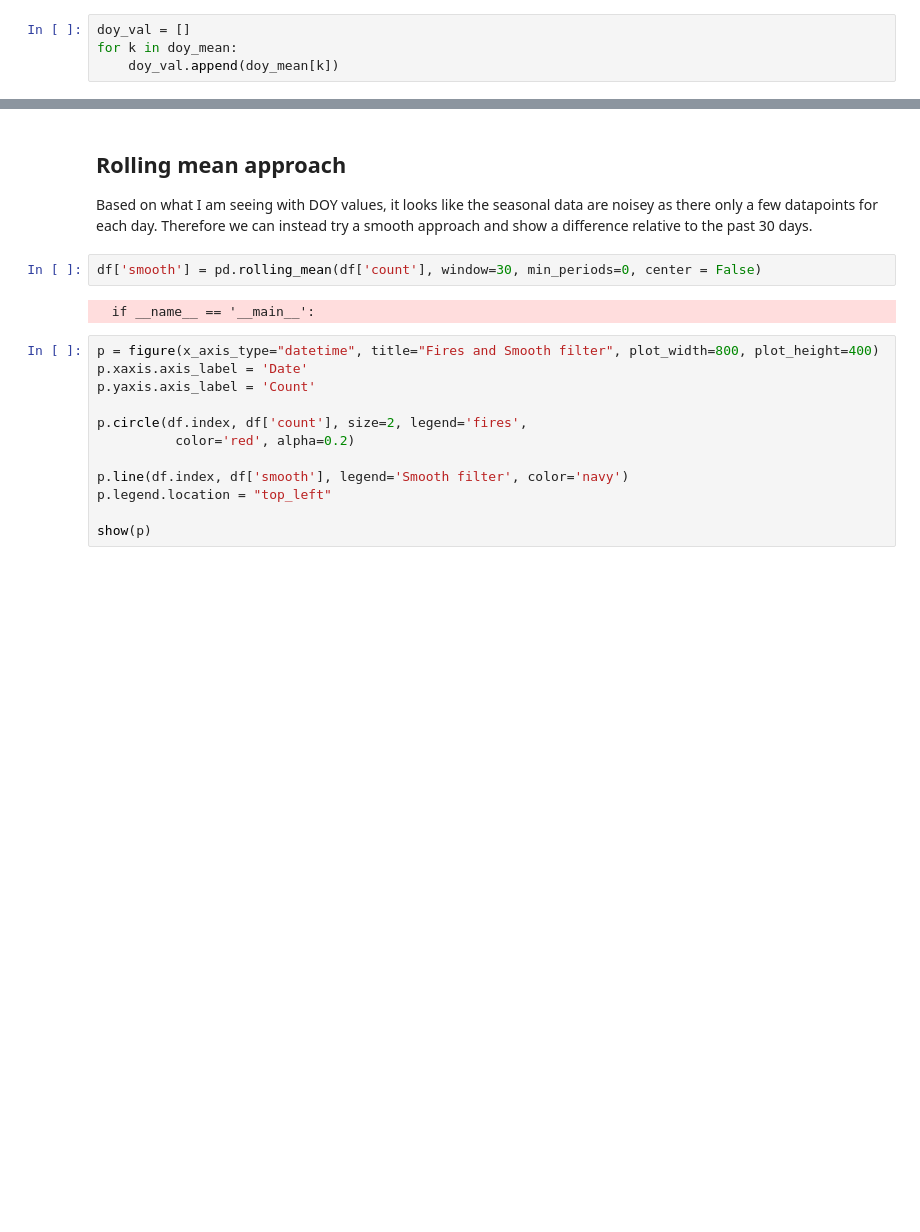
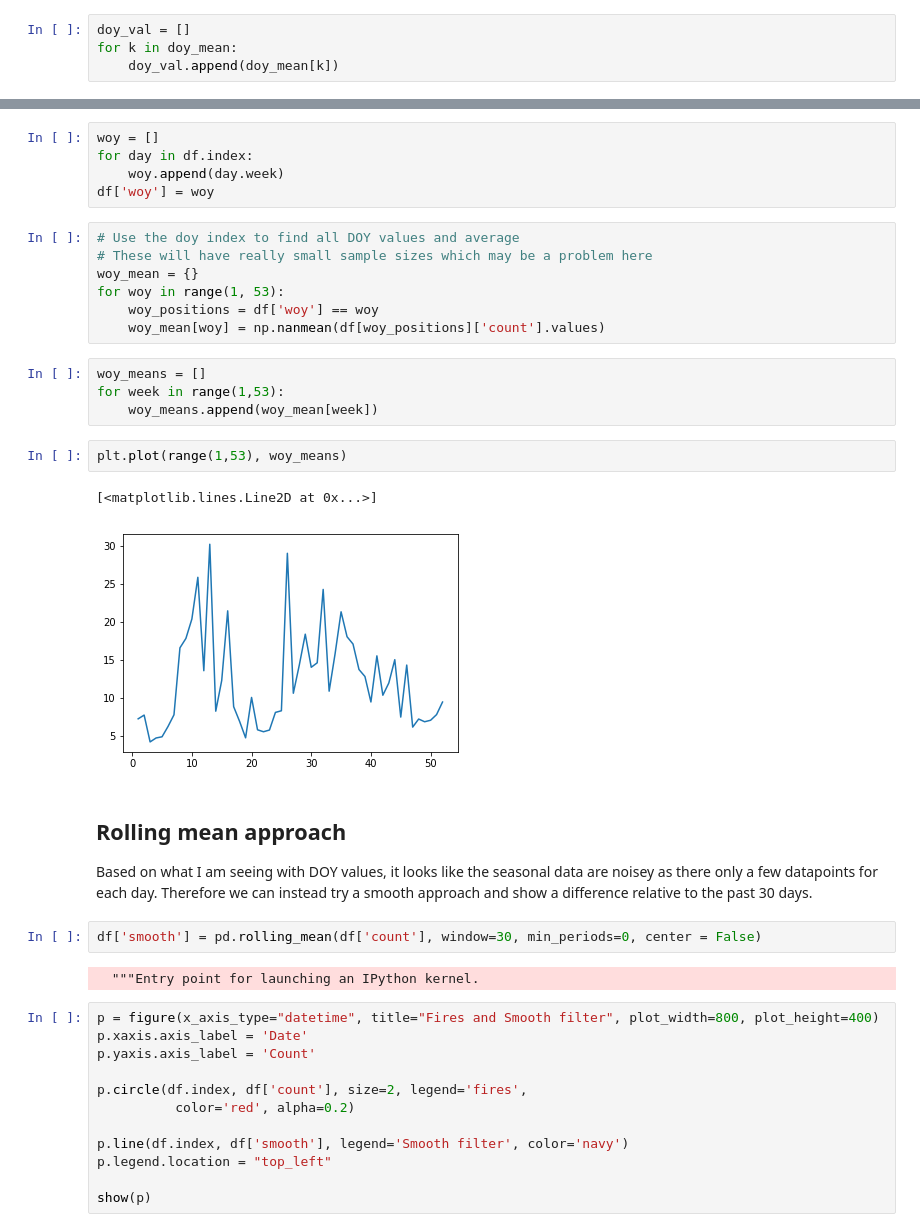
Before and after one commit to Vizzuality/data_sci_tutorials, a Jupyter notebook: work/fires_context.ipynb, the cells around one changed output, grey strips where cells are left out. Drawn from its saved outputs; the diff is of its cells as text; blank space fills up the shorter version.

Commit message:
added week of year to fires test

```diff
--- a/work/fires_context.ipynb
+++ b/work/fires_context.ipynb
@@ -143,3 +163,24 @@ plt.title("Fire seasonality for AOI")
+# %%
+woy = []
+for day in df.index:
+    woy.append(day.week)
+df['woy'] = woy
+# %%
+# Use the doy index to find all DOY values and average
+# These will have really small sample sizes which may be a problem here
+woy_mean = {}
+for woy in range(1, 53):
+    woy_positions = df['woy'] == woy
+    woy_mean[woy] = np.nanmean(df[woy_positions]['count'].values)
+# %%
+woy_means = []
+for week in range(1,53):
+    woy_means.append(woy_mean[week])
+# %%
+plt.plot(range(1,53), woy_means)
+# %% [output]
+[<matplotlib.lines.Line2D at 0x...>]
+[figure, added]
 # %% [markdown]
 ## Rolling mean approach
 
@@ -147,7 +188,7 @@ Based on what I am seeing with DOY values, it looks like the seasonal data are n
 # %%
 df['smooth'] = pd.rolling_mean(df['count'], window=30, min_periods=0, center = False)
 # %% [output]
-  if __name__ == '__main__':
+  """Entry point for launching an IPython kernel.
 # %%
 p = figure(x_axis_type="datetime", title="Fires and Smooth filter", plot_width=800, plot_height=400)
 p.xaxis.axis_label = 'Date'
```
Also changed, not shown: parts of 9 cells of this notebook.
